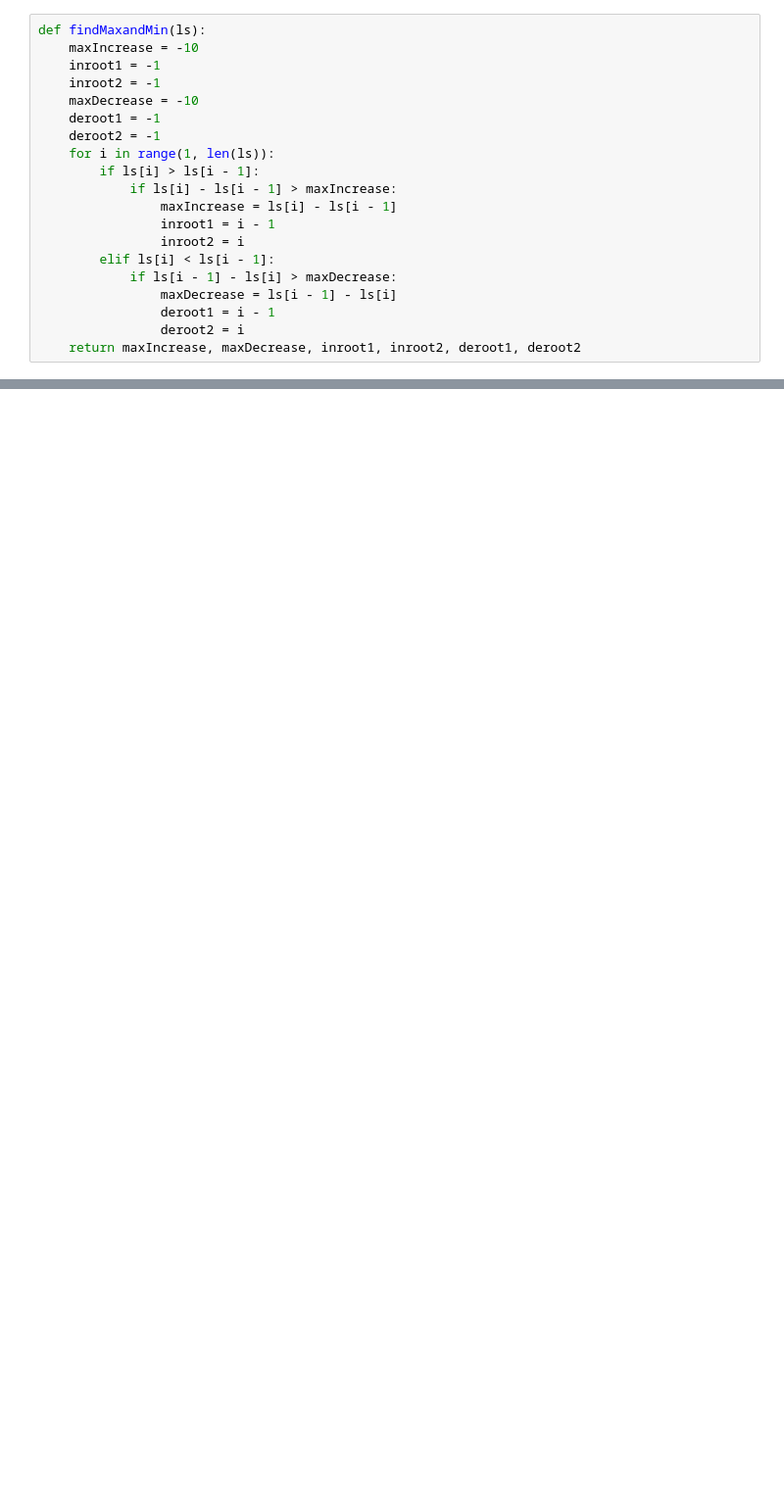
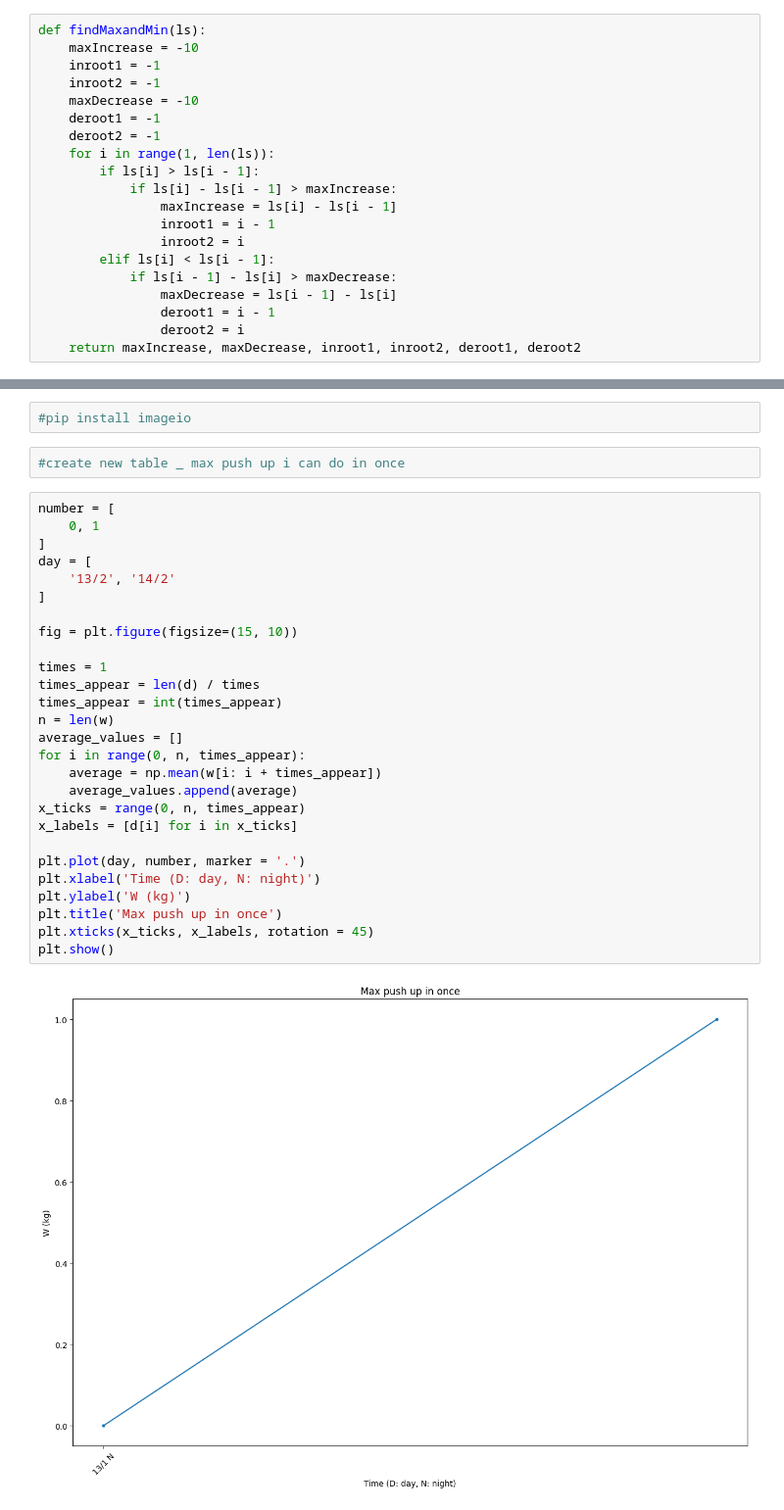
Before and after one commit to thanhbl-hust/Data-structures-and-Algorithms, a Jupyter notebook: train_12_1/weights.ipynb, the cells around one changed output, grey strips where cells are left out. Shown at 98% size. Drawn from its saved outputs; the diff is of its cells as text; blank space fills up the shorter version.

```diff
--- a/train_12_1/weights.ipynb
+++ b/train_12_1/weights.ipynb
@@ -108,0 +110,33 @@ Total weight decrease: 7.2 (kg) after 62 process.
+# %%
+#pip install imageio
+# %%
+#create new table _ max push up i can do in once
+# %%
+number = [
+    0, 1
+]
+day = [
+    '13/2', '14/2'
+]
+
+fig = plt.figure(figsize=(15, 10))
+
+times = 1
+times_appear = len(d) / times
+times_appear = int(times_appear)
+n = len(w)
+average_values = []
+for i in range(0, n, times_appear):
+    average = np.mean(w[i: i + times_appear])
+    average_values.append(average)
+x_ticks = range(0, n, times_appear)
+x_labels = [d[i] for i in x_ticks]
+
+plt.plot(day, number, marker = '.')
+plt.xlabel('Time (D: day, N: night)')
+plt.ylabel('W (kg)')
+plt.title('Max push up in once')
+plt.xticks(x_ticks, x_labels, rotation = 45)
+plt.show()
+# %% [output]
+[figure, added]
```
Also changed, not shown: parts of 3 cells of this notebook.
